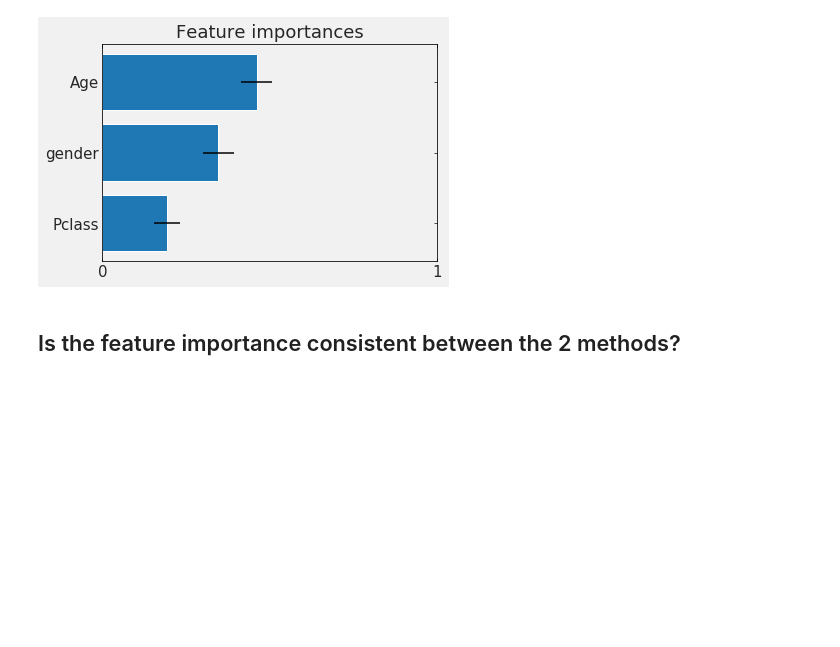
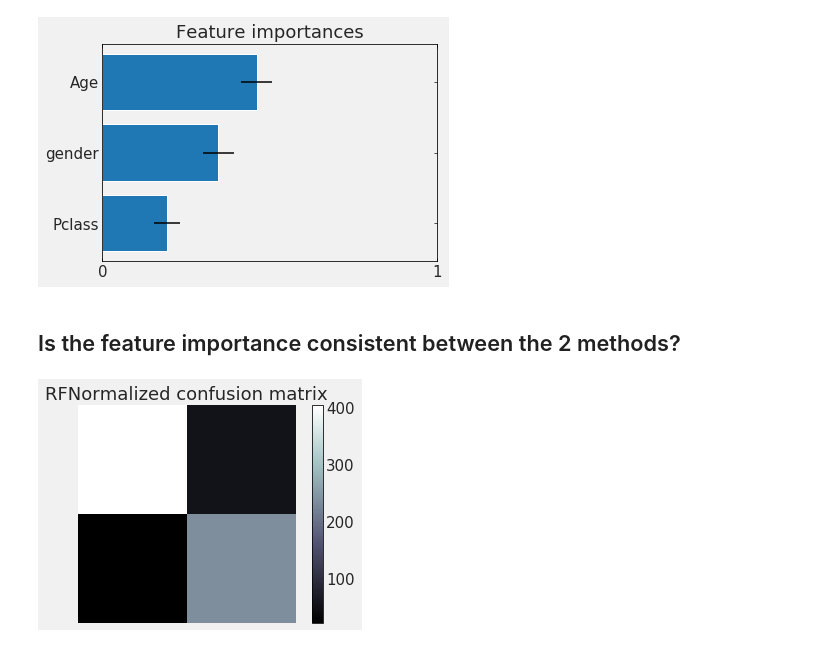
Before and after one commit to fedhere/DSPS, a Jupyter notebook: lab9/titanictree.ipynb, the cells around one changed output. Saved outputs shown, nothing was run; the diff lists cells and outputs as text; code cells hidden in the pictures; blank space fills up the shorter version.

```diff
--- a/lab9/titanictree.ipynb
+++ b/lab9/titanictree.ipynb
@@ -373,3 +387,32 @@ pl.show()
 [figure]
 # %% [markdown]
 ## Is the feature importance consistent between the 2 methods?
+# %%
+from sklearn.metrics import confusion_matrix
+def plot_confusion_matrix(y_true, y_pred,
+                          normalize=True,
+                          title='',
+                          cmap=plt.cm.Blues):
+    """
+    This function prints and plots the confusion matrix.
+    Normalization can be applied by setting `normalize=True`.
+    """
+    if normalize:
+          title = title + ' Normalized confusion matrix'
+    else:
+          title = title + ' Confusion matrix, without normalization'
+
+    # Compute confusion matrix
+    cm = confusion_matrix(y_true, y_pred)
+    # Only use the labels that appear in the data
+
+    pl.imshow(cm, cmap="bone")
+    pl.title(title)
+    pl.colorbar()
+    pl.axis('off')
+# %%
+plot_confusion_matrix(rf.predict(titanic_short),
+                      titanic["Survived"],
+                      title="RF ")
+# %% [output]
+[figure, added]
```
Also changed, not shown: parts of 10 cells of this notebook.
